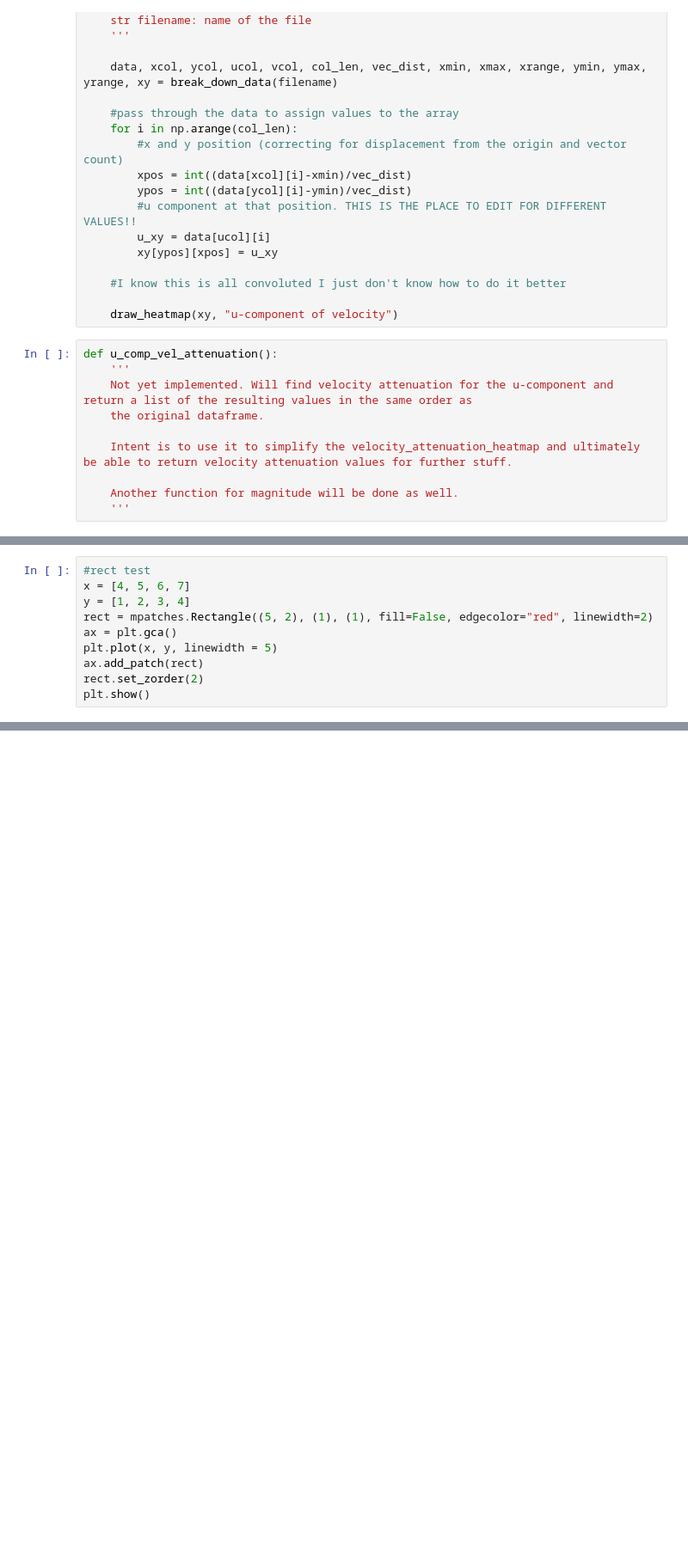
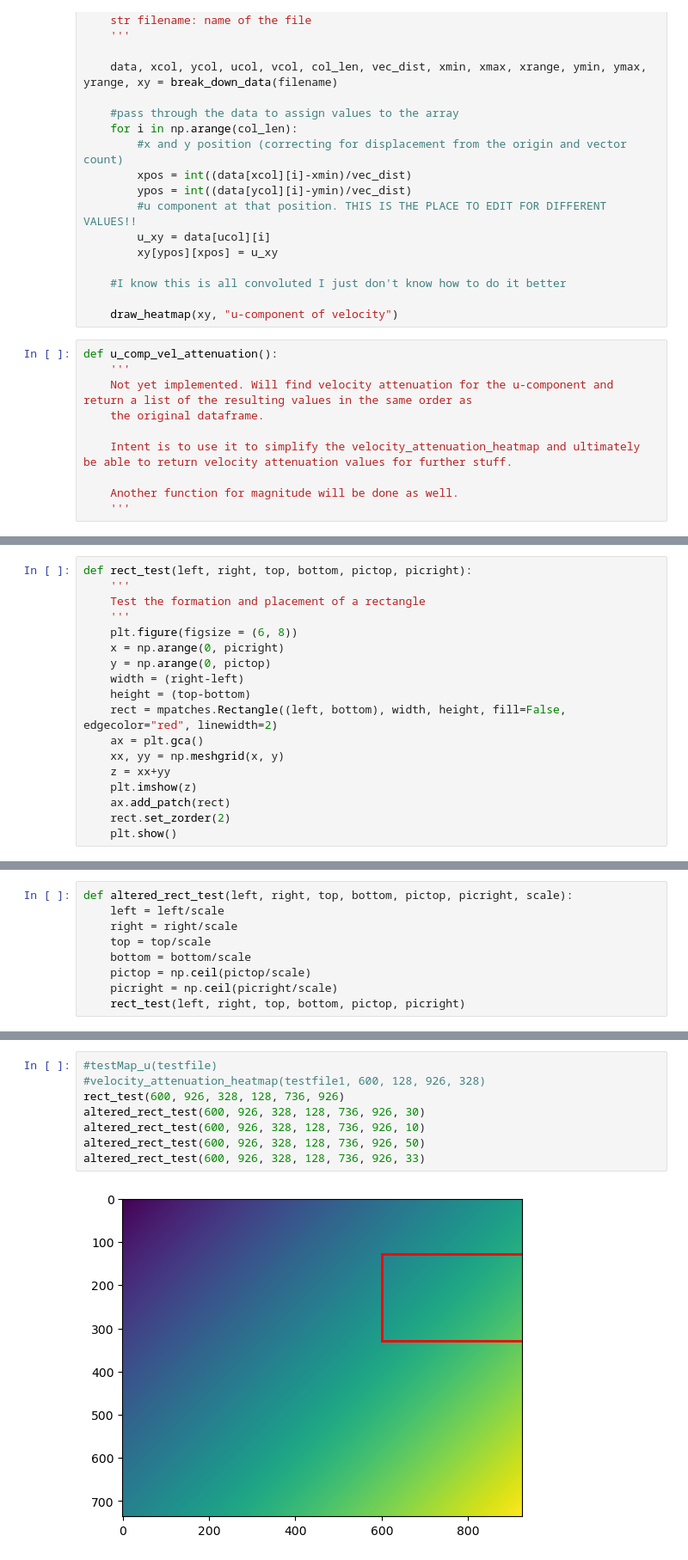
Before and after one commit to ohryv/PIVlab-Analysis, a Jupyter notebook: VelocityAttenuation_WorkingNotebook.ipynb, the cells around one changed output, grey strips where cells are left out. Shown at 86% size. Cells and saved outputs as stored; diff of their text form; blank space fills up the shorter version.

Commit message:
Added rectangle tests
Added some functions to test the functionality of the rectangles over the plot

```diff
--- a/VelocityAttenuation_WorkingNotebook.ipynb
+++ b/VelocityAttenuation_WorkingNotebook.ipynb
@@ -333,10 +230,18 @@ velocity_attenuation_heatmap_aiw(testfile1, 600, 128, 926, 328)
 # %%
-#rect test
-x = [4, 5, 6, 7]
-y = [1, 2, 3, 4]
-rect = mpatches.Rectangle((5, 2), (1), (1), fill=False, edgecolor="red", linewidth=2)
-ax = plt.gca()
-plt.plot(x, y, linewidth = 5)
-ax.add_patch(rect)
-rect.set_zorder(2)
-plt.show()
+def rect_test(left, right, top, bottom, pictop, picright):
+    '''
+    Test the formation and placement of a rectangle
+    '''
+    plt.figure(figsize = (6, 8))
+    x = np.arange(0, picright)
+    y = np.arange(0, pictop)
+    width = (right-left)
+    height = (top-bottom)
+    rect = mpatches.Rectangle((left, bottom), width, height, fill=False, edgecolor="red", linewidth=2)
+    ax = plt.gca()
+    xx, yy = np.meshgrid(x, y)
+    z = xx+yy
+    plt.imshow(z)
+    ax.add_patch(rect)
+    rect.set_zorder(2)
+    plt.show()
@@ -344,0 +248,9 @@ plt.show()
+# %%
+def altered_rect_test(left, right, top, bottom, pictop, picright, scale):
+    left = left/scale
+    right = right/scale
+    top = top/scale
+    bottom = bottom/scale
+    pictop = np.ceil(pictop/scale)
+    picright = np.ceil(picright/scale)
+    rect_test(left, right, top, bottom, pictop, picright)
@@ -344,0 +264,10 @@ plt.show()
+# %%
+#testMap_u(testfile)
+#velocity_attenuation_heatmap(testfile1, 600, 128, 926, 328)
+rect_test(600, 926, 328, 128, 736, 926)
+altered_rect_test(600, 926, 328, 128, 736, 926, 30)
+altered_rect_test(600, 926, 328, 128, 736, 926, 10)
+altered_rect_test(600, 926, 328, 128, 736, 926, 50)
+altered_rect_test(600, 926, 328, 128, 736, 926, 33)
+# %% [output]
+[figure, new version]
```
Also changed, not shown: parts of 8 cells of this notebook.
